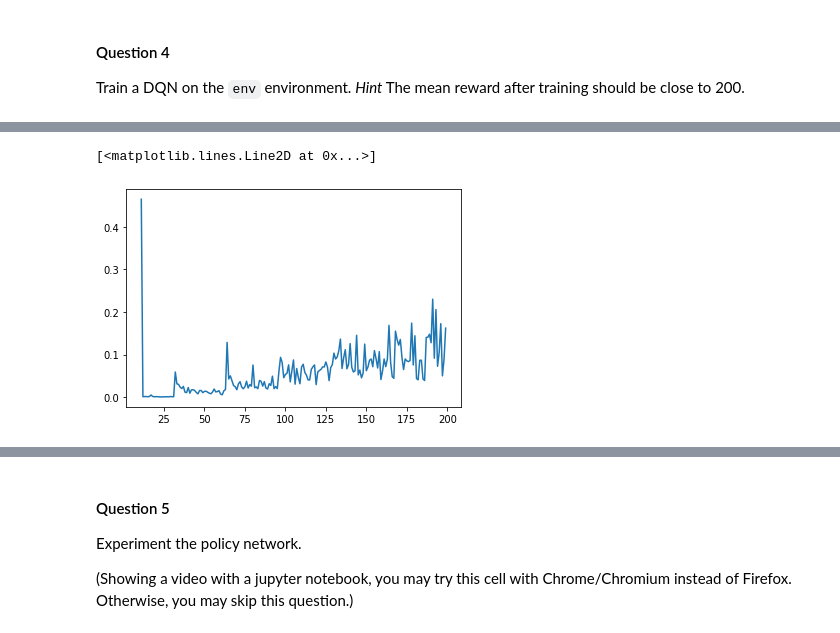
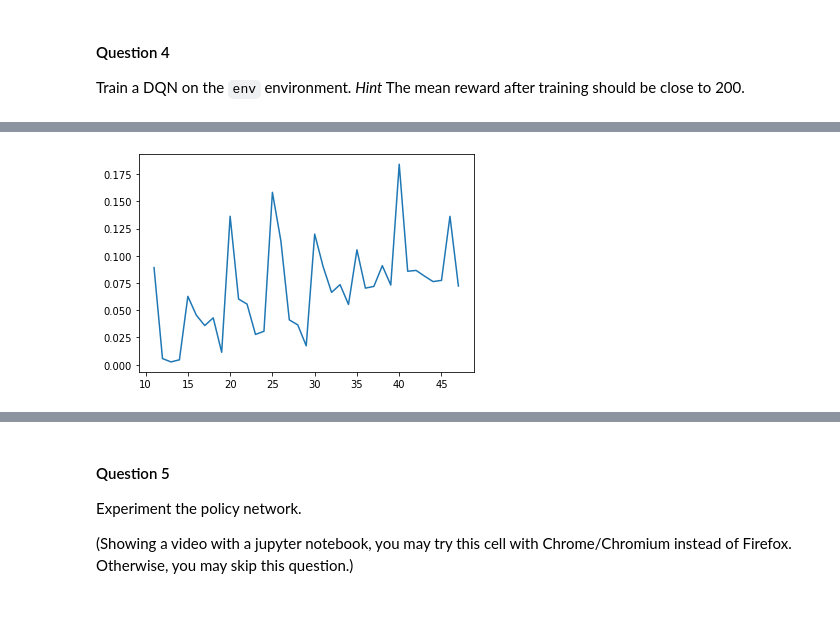
Before and after one commit to ArianeDlns/rl-practice, a Jupyter notebook: TD2_cartpole_DQNN/TD2_RL_Ariane_Dalens.ipynb, the cells around one changed output, grey strips where cells are left out. Drawn from its saved outputs; the diff is of its cells as text; code cells hidden in the pictures.

```diff
--- a/TD2_cartpole_DQNN/TD2_RL_Ariane_Dalens.ipynb
+++ b/TD2_cartpole_DQNN/TD2_RL_Ariane_Dalens.ipynb
@@ -205,7 +205,7 @@ BATCH_SIZE = 256
 # Capacity of the replay buffer
 BUFFER_CAPACITY = 16384 # 10000
 # Update target net every ... episodes
-UPDATE_TARGET_EVERY = 32 # 20
+UPDATE_TARGET_EVERY = 20 #32 #20
 
 # Initial value of epsilon
 EPSILON_START = 1.0
@@ -215,7 +215,7 @@ DECREASE_EPSILON = 100
 EPSILON_MIN = 0.05
 
 # Number of training episodes
-N_EPISODES = 1000
+N_EPISODES = 250
 
 # Learning rate
 LEARNING_RATE = 0.1
@@ -459,6 +437,7 @@ def train():
                 print("episode =", ep+1, ", reward = ", np.mean(rewards), ", loss = ", loss)
                 if np.mean(rewards) >= REWARD_THRESHOLD:
                     break
+                rewards_ += [np.mean(rewards)]
 
             # update target network
             if ep % UPDATE_TARGET_EVERY == 0:
@@ -467,13 +446,12 @@ def train():
             epsilon = EPSILON_MIN + (EPSILON_START - EPSILON_MIN) * \
                             np.exp(-1. * ep / DECREASE_EPSILON )
             losses += [loss]
-            rewards_ += [rewards]
 
         total_time += 1
-    return losses, rewards_
+    return losses, rewards_, ep
 
 # Run the training loop
-losses, rewards_ = train()
+losses, rewards_,LAST_ep = train()
 
 # Evaluate the final policy
 rewards = eval_dqn(20)
@@ -500,6 +473,5 @@ episode = 910 , reward =  94.2 , loss =  5.909616
 # %%
 import matplotlib.pyplot as plt
-plt.plot([i for i in range(200)],losses)
+plt.plot([i for i in range(LAST_ep-1)],losses);
 # %% [output]
-[<matplotlib.lines.Line2D at 0x...>]
-[figure, old version]
+[figure, new version]
```
Also changed, not shown: parts of 9 cells of this notebook, 1 other file.
